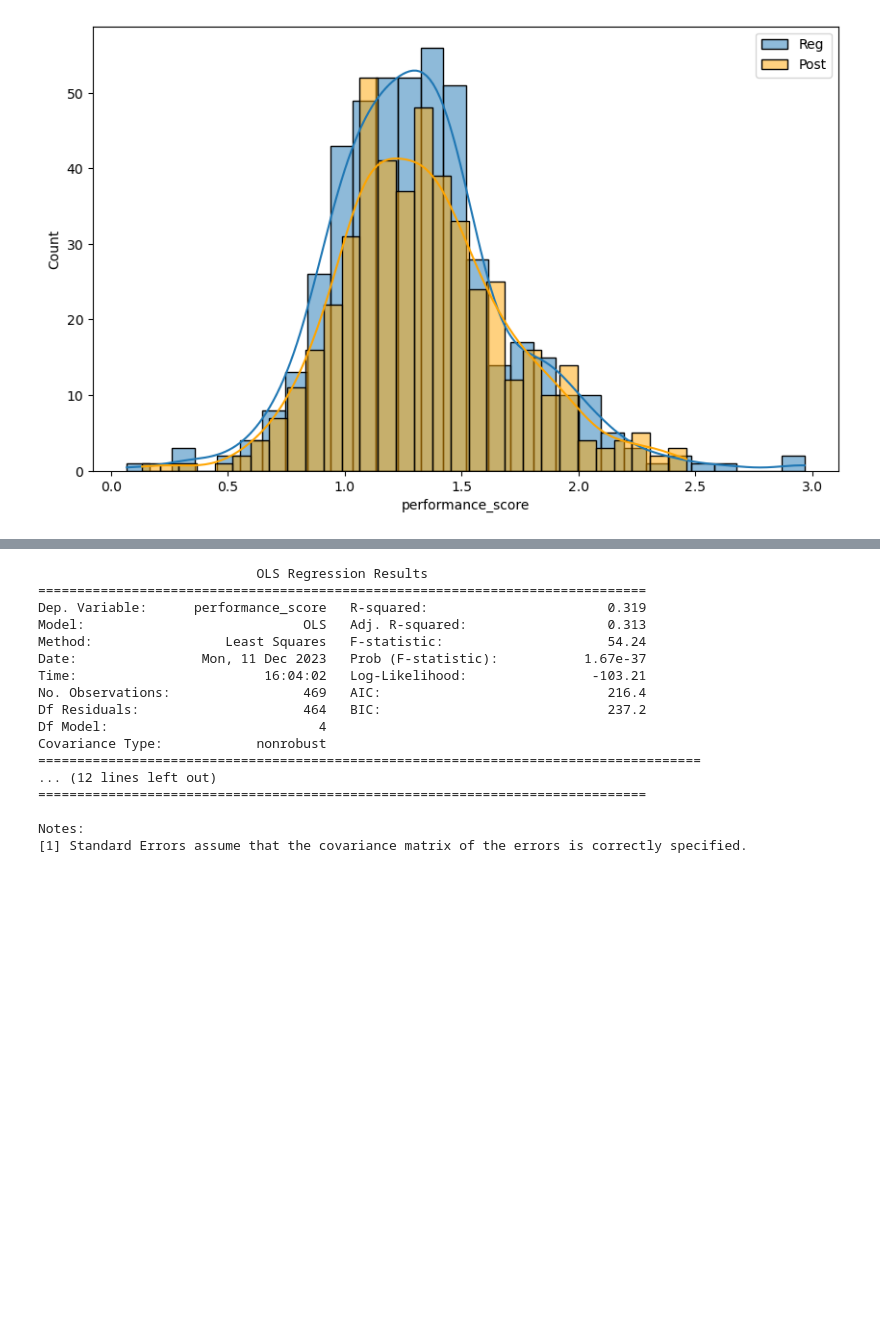
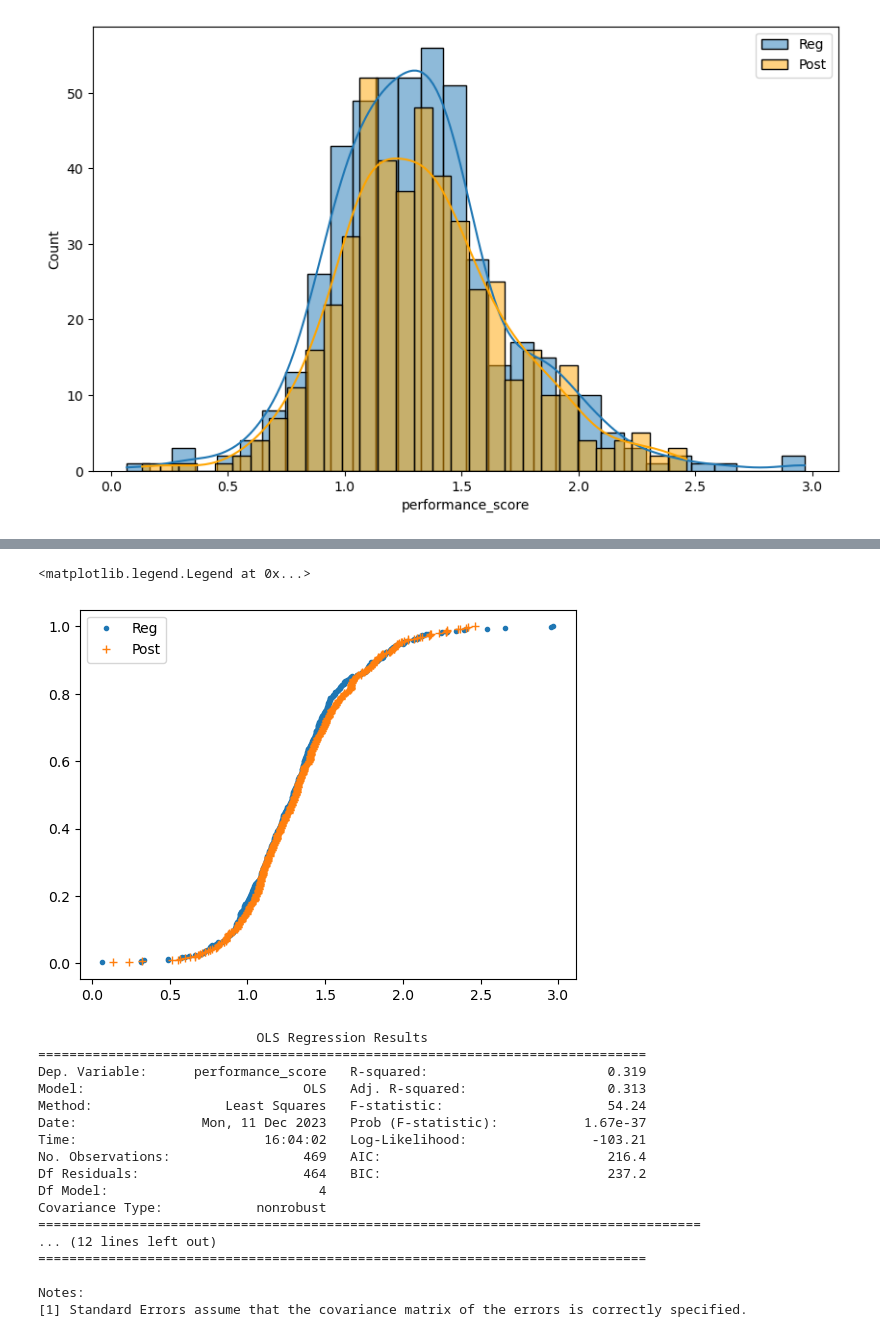
Before and after one commit to samthemanwise/Stat386Project, a Jupyter notebook: demo.ipynb, the cells around one changed output, grey strips where cells are left out. Drawn from its saved outputs; the diff is of its cells as text; code cells hidden in the pictures; blank space fills up the shorter version.

```diff
--- a/demo.ipynb
+++ b/demo.ipynb
@@ -22,3 +55,24 @@ plt.show()
+# %%
+#ECDF
+
+def ecdf(data):
+    """Compute ECDF for a one-dimensional array of data."""
+    n = len(data)
+    x = np.sort(data)
+    y = np.arange(1, n + 1) / n
+    return x, y
+
+# Compute ECDF for before and after data
+x_before, y_before = ecdf(target_variable_reg)
+x_after, y_after = ecdf(target_variable_post)
+
+# Plot ECDFs
+plt.plot(x_before, y_before, marker='.', linestyle='none', label='Reg')
+plt.plot(x_after, y_after, marker='+', linestyle='none', label='Post')
+plt.legend()
+# %% [output]
+<matplotlib.legend.Legend at 0x...>
+[figure, added]
 # %%
 # REGRESSION
 
```
Also changed, not shown: parts of 2 cells of this notebook, 1 other file.
